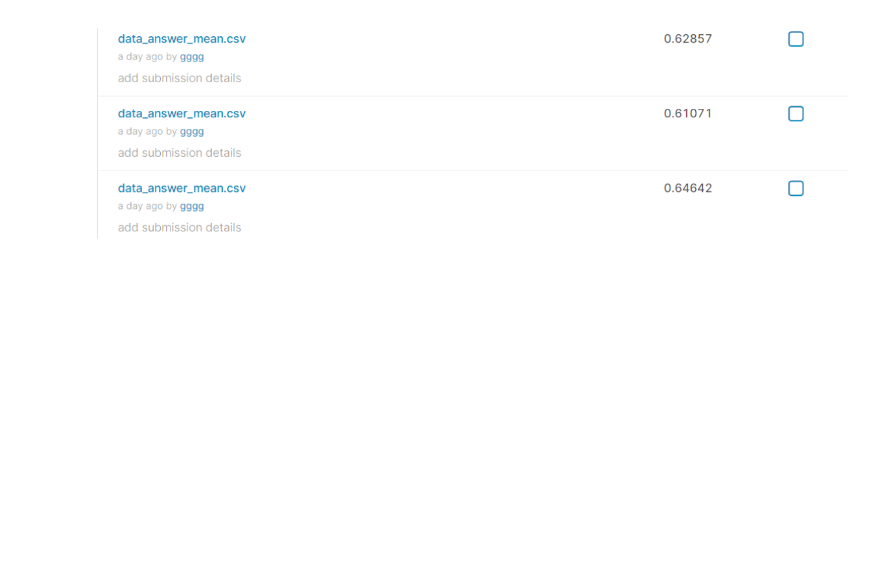
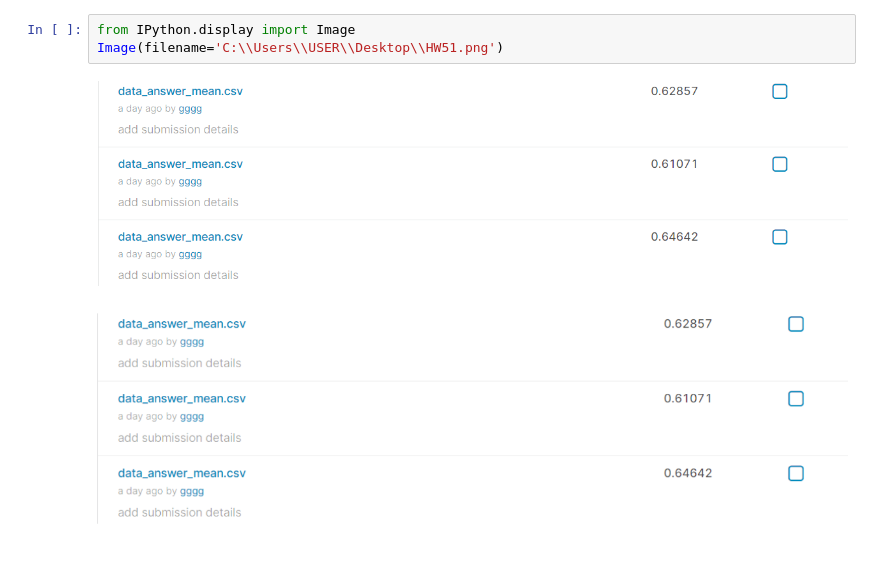
Before and after one commit to loveju3/4th-ML100Days, a Jupyter notebook: homeworks/Day51_to_Day53.ipynb, the cells around one changed output. Drawn from its saved outputs; the diff is of its cells as text; blank space fills up the shorter version.

```diff
--- a/homeworks/Day51_to_Day53.ipynb
+++ b/homeworks/Day51_to_Day53.ipynb
@@ -1,2 +1,7 @@
+# %%
+from IPython.display import Image
+Image(filename='C:\\Users\\USER\\Desktop\\HW51.png')
+# %% [output]
+[figure, added]
 # %% [markdown]
 ![image.png](attachment:image.png)
```
